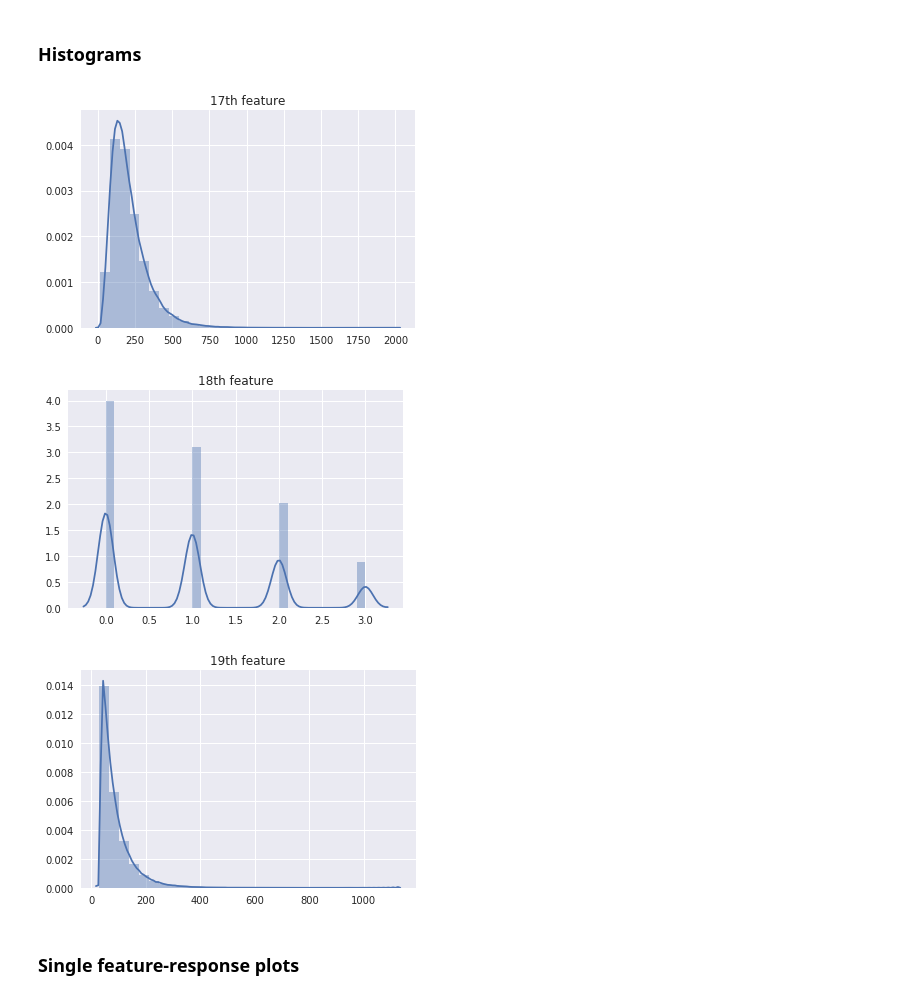
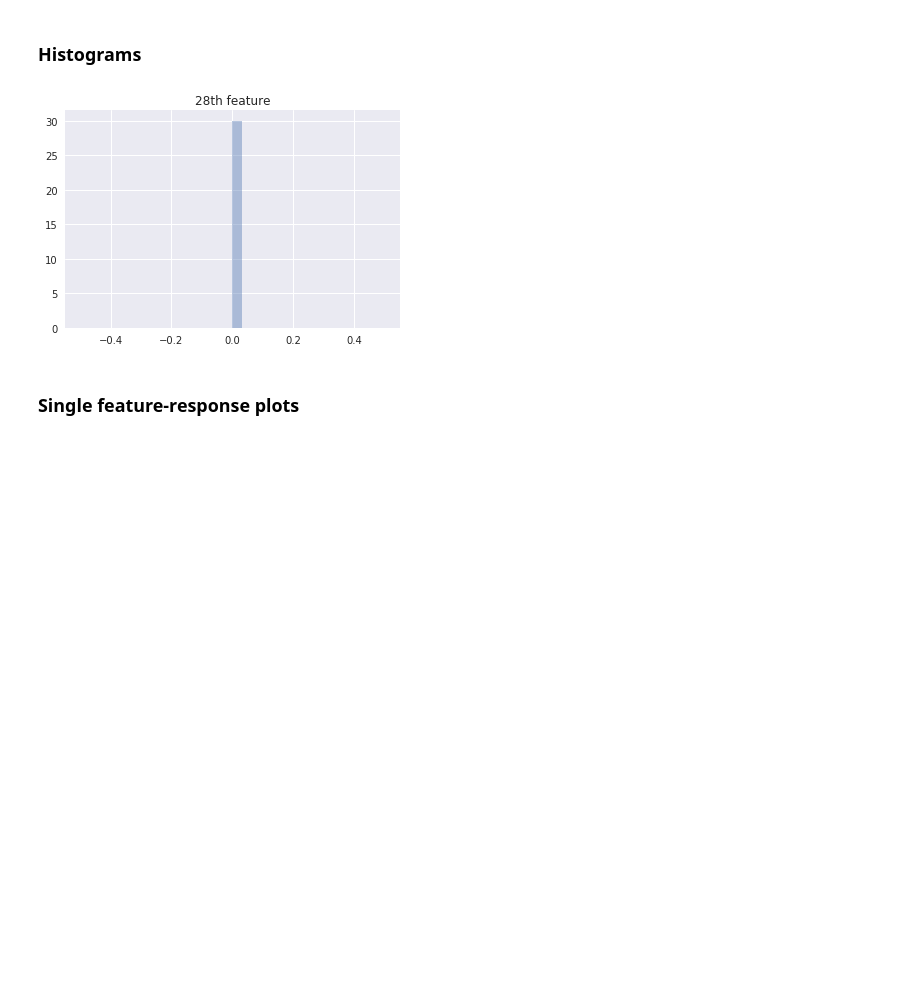
Before and after one commit to dufourc1/ML_CS433_project1, a Jupyter notebook: src/Charles_tests.ipynb, the cells around one changed output. Saved outputs shown, nothing was run; the diff lists cells and outputs as text; code cells hidden in the pictures; blank space fills up the shorter version.

```diff
--- a/src/Charles_tests.ipynb
+++ b/src/Charles_tests.ipynb
@@ -34,7 +34,7 @@ x = np.delete(x_all,[4,5,6,12,26,27,28],1)
 # %% [markdown]
  which Definition
 # %%
-which = range(17,20) #Change according to desired features in tests
+which = range(28,29) #Change according to desired features in tests
 # %% [markdown]
 ### Scatter plots
 # %%
@@ -71,16 +65,14 @@ def hist_plot(data,i):
     plt.show()
 # %%
 for i in which:
-    feature = x[:,i]
+    feature = data0[:,-1]
     feature = feature[feature>-999]
 #     hist_plot(feature,i)
     sns.distplot(feature,bins=30,kde=True)
     plt.title('{i}th feature'.format(i=i))
     plt.show()
 # %% [output]
-[figure, old version]
+[figure, new version]
-[figure, removed]
-[figure, removed]
 # %% [markdown]
 ### Single feature-response plots
 # %%
```
Also changed, not shown: parts of 6 cells of this notebook, 2 other files.
